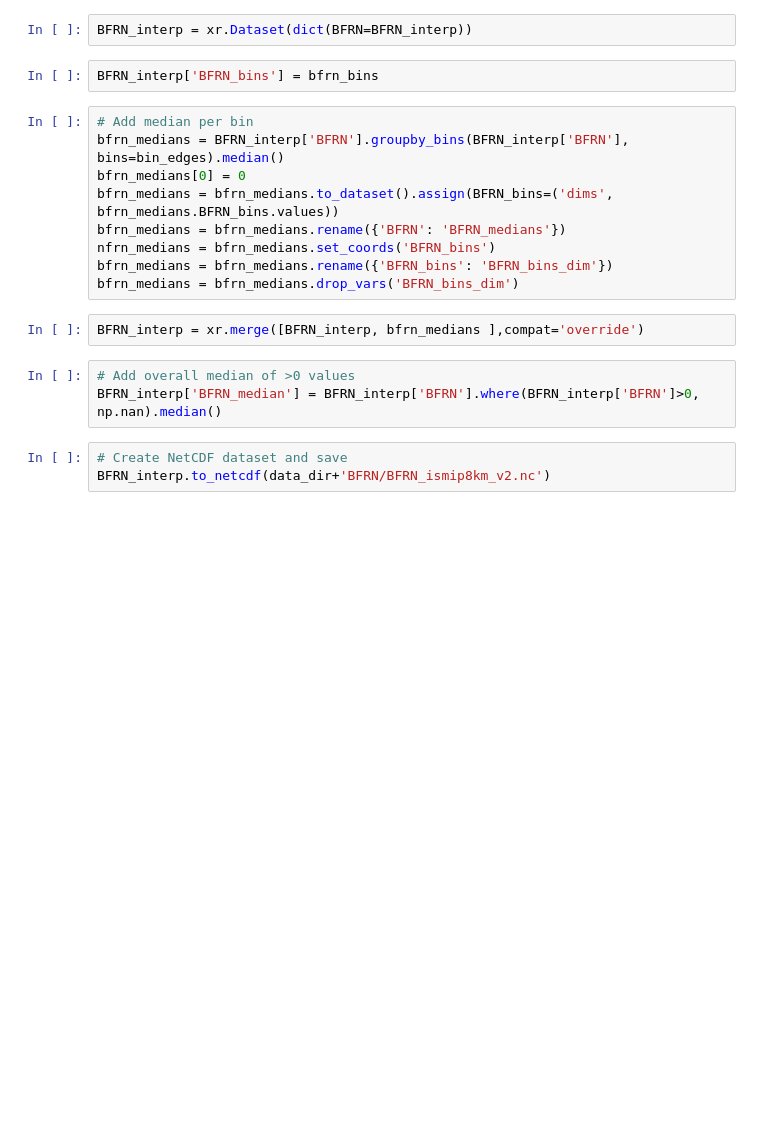
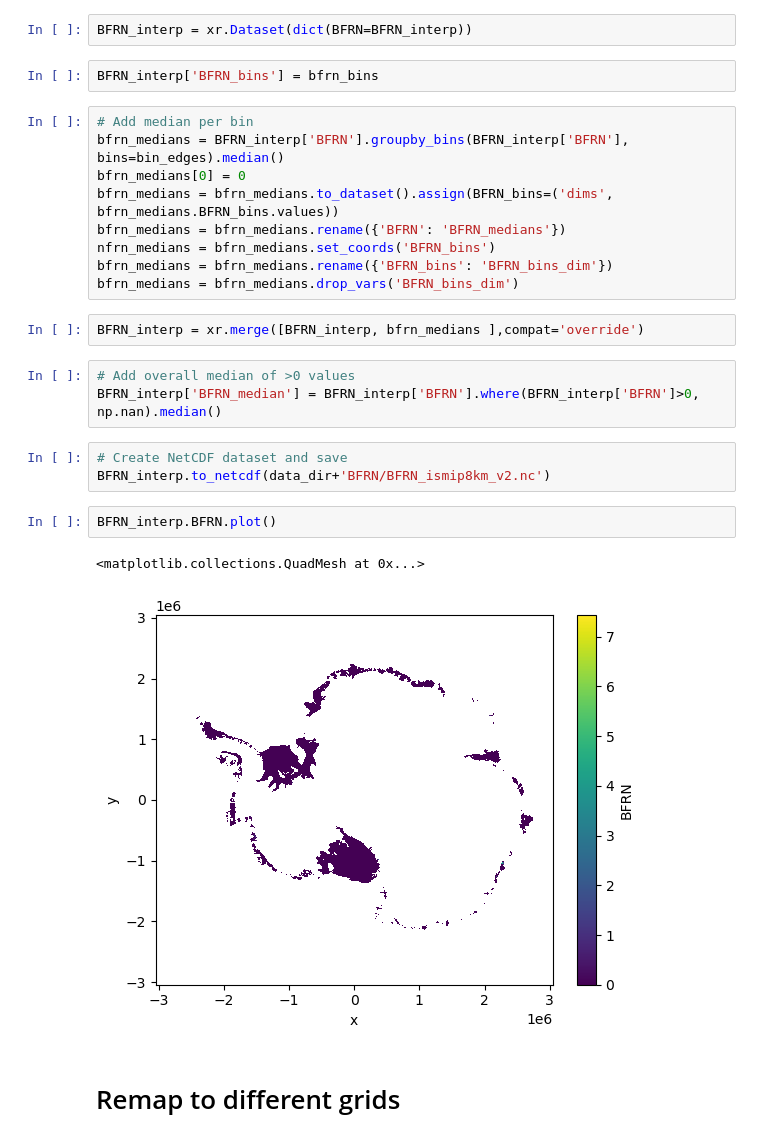
Before and after one commit to ismip/ismip7-antarctic-ocean-forcing, a Jupyter notebook: parameterisations/process_data/interpolate_bfrn_on_ismipgrid.ipynb, the cells around one changed output. Cells and saved outputs as stored; diff of their text form; blank space fills up the shorter version.

```diff
--- a/parameterisations/process_data/interpolate_bfrn_on_ismipgrid.ipynb
+++ b/parameterisations/process_data/interpolate_bfrn_on_ismipgrid.ipynb
@@ -102,3 +102,10 @@ BFRN_interp['BFRN_median'] = BFRN_interp['BFRN'].where(BFRN_interp['BFRN']>0, np
 # %%
 # Create NetCDF dataset and save
 BFRN_interp.to_netcdf(data_dir+'BFRN/BFRN_ismip8km_v2.nc')
+# %%
+BFRN_interp.BFRN.plot()
+# %% [output]
+<matplotlib.collections.QuadMesh at 0x...>
+[figure, added]
+# %% [markdown]
+# Remap to different grids
```
Also changed, not shown: parts of 3 cells of this notebook, 1 other file.
